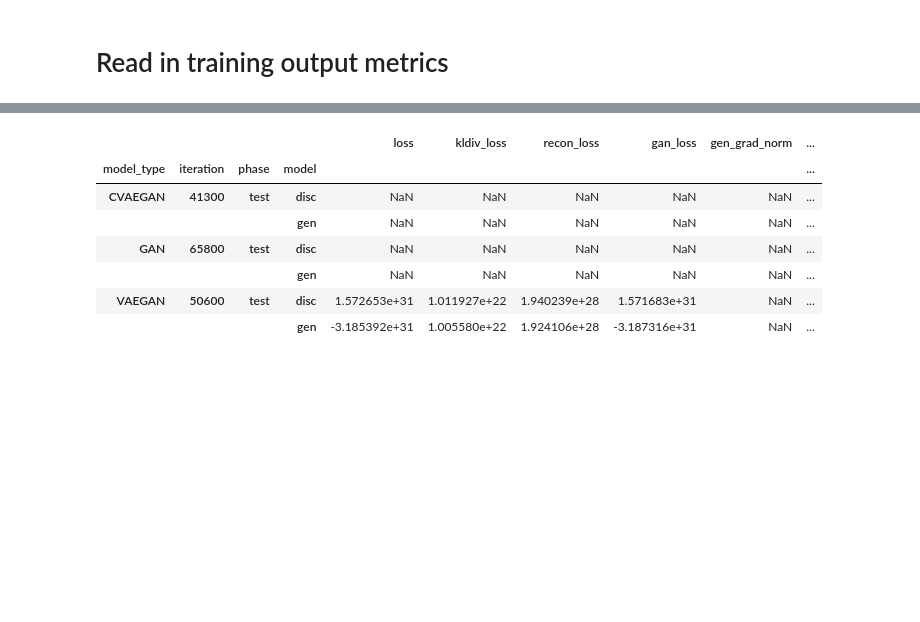
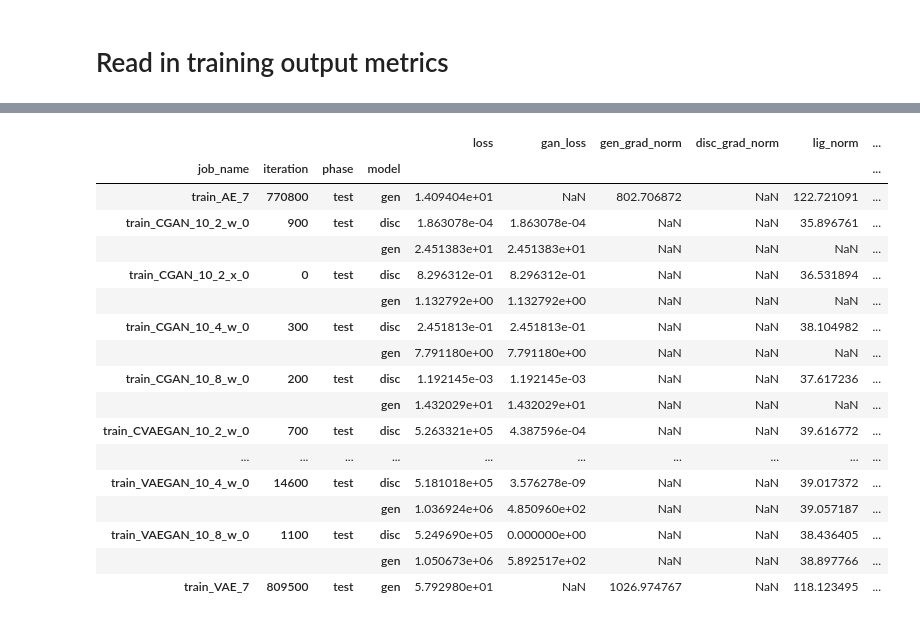
Before and after one commit to mattragoza/ipython-notebooks, a Jupyter notebook: torch_training.ipynb, the cells around one changed output, grey strips where cells are left out. Saved outputs shown, nothing was run; the diff lists cells and outputs as text; code cells hidden in the pictures; blank space fills up the shorter version.

```diff
--- a/torch_training.ipynb
+++ b/torch_training.ipynb
@@ -270,23 +169,24 @@ experiment.groupby('group_name')['job_id'].agg(['count', 'min', 'max'])
 # %%
+import numpy as np
+import glob, re
 import param_search
 
 queue_status = param_search.status()
-queue_status[['job_id', 'array_idx']] = queue_status.job_id.str.split('_', expand=True).apply(pd.to_numeric)
-queue_status[queue_status.user == 'mtr22']
+queue_status[['job_id', 'array_idx']] = queue_status['job_id'].str.split('_', expand=True).apply(pd.to_numeric)
 
-df = experiment.merge(queue_status, on='job_id', how='left')
+df = df[df.group_name.isin(['non_gan', 'train_fitting9'])]
+df = df.merge(queue_status, on='job_id', how='left')
 
 def find_work_dir(x):
-    if not pd.isnull(x['work_dir']):
+    if 'work_dir' in x and not pd.isnull(x['work_dir']):
         return x['work_dir']
     f = glob.glob('*/{}.*'.format(x['job_id']))
     if f:
         return os.path.dirname(f[0])
-    else:
-        return None # cancelled before running
+    # else cancelled before running
 
 def find_job_state(x):
-    if not pd.isnull(x['job_state']):
+    if 'job_state' in x and not pd.isnull(x['job_state']):
         return x['job_state']
     if x['work_dir'] is None:
         return 'CAN'
@@ -294,7 +194,7 @@ def find_job_state(x):
         return 'ERR'
     return 'OK'
 
-def catch_exc(func, exc_type=FileNotFoundError, default=None):
+def catch_exc(func, exc_type=Exception, default=None):
     def wrapper(*args, **kwargs):
         try:
             return func(*args, **kwargs)
@@ -304,9 +204,9 @@ def catch_exc(func, exc_type=FileNotFoundError, default=None):
 
 df['work_dir'] = df.apply(find_work_dir, axis=1)
 df['job_name'] = df['work_dir'].map(catch_exc(os.path.basename, TypeError))
+df['job_file'] = df.apply(lambda x: '{work_dir}/train.sh'.format(**x), axis=1)
 df['stdout_file'] = df.apply(lambda x: '{work_dir}/{job_id}.stdout'.format(**x), axis=1)
 df['stderr_file'] = df.apply(lambda x: '{work_dir}/{job_id}.stderr'.format(**x), axis=1)
-df['stdout'] = df['stdout_file'].map(catch_exc(param_search.job_output.read_stdout_file))
-df['stderr'] = df['stderr_file'].map(catch_exc(param_search.job_output.read_stderr_file))
+df['stdout'] = df['stdout_file'].map(catch_exc(param_search.job_output.read_stdout_file, FileNotFoundError))
+df['stderr'] = df['stderr_file'].map(catch_exc(param_search.job_output.read_stderr_file, FileNotFoundError))
 df['job_state'] = df.apply(find_job_state, axis=1)
-df.set_index(['group_name', 'job_id', 'job_name'])[['job_state', 'stdout', 'stderr']]
@@ -331,0 +213,7 @@ df.set_index(['group_name', 'job_id', 'job_name'])[['job_state', 'stdout', 'stde
+# %%
+gen_grad_norm_re = re.compile(r'.*(gen_grad_norm=(\S+)).*')
+def parse_stdout(x):
+    return float(gen_grad_norm_re.match(x).group(2))
+
+df['gen_grad_norm'] = df['stdout'].map(catch_exc(parse_stdout, (TypeError, AttributeError)))
+df.set_index(['group_name', 'job_name', 'job_id'])[['stdout_file', 'job_state', 'stdout', 'stderr']]
@@ -338,5 +245,7 @@ if False:
 # Read in training output metrics
 # %%
 # READ IN METRIC FILES
-metrics = param_search.metrics(glob.glob('train_*_8_*/train.sh'), metric_pat='(.*)\.metrics')
+metrics = param_search.metrics(df[
+    (df.group_name == 'train_fitting9') | (df.group_name == 'non_gan')
+].job_file, metric_pat='(.*)metrics')
 # %% [output]
@@ -386,24 +269,31 @@ metrics[all_index_cols].agg([dtype, pd.Series.nunique, pd.Series.unique]).transp
 # %%
-#metrics['iteration'] = metrics['iteration'].mask(metrics['iteration'].isna(), metrics['gen_iter'], axis=0)
-#metrics['recon_loss_fixed'] = metrics['recon_loss'] * (19*48*48*48) / 2
-
 metrics['model'] = metrics['model'].fillna('gen')
 metrics['real'] = metrics['real'].fillna(False)
 
 metrics[
-    metrics['iteration'] == metrics.groupby('model_type')['iteration'].transform(max)
-].groupby(['model_type', 'iteration', 'phase', 'model'])[
-    ['loss', 'kldiv_loss', 'recon_loss', 'gan_loss', 'gen_grad_norm', 'disc_grad_norm', 'lig_norm', 'lig_gen_norm']
+    metrics['iteration'] == metrics.groupby('job_name')['iteration'].transform(max)
+].groupby(['job_name', 'iteration', 'phase', 'model'])[
+    ['loss', 'gan_loss', 'gen_grad_norm', 'disc_grad_norm', 'lig_norm', 'lig_gen_norm']
 ].mean()
 # %% [output]
-|  |  |  |  | loss | kldiv_loss | recon_loss | gan_loss | gen_grad_norm | ... |
-| model_type | iteration | phase | model |  |  |  |  |  | ... |
-| CVAEGAN | 41300 | test | disc | NaN | NaN | NaN | NaN | NaN | ... |
-|  |  |  | gen | NaN | NaN | NaN | NaN | NaN | ... |
-| GAN | 65800 | test | disc | NaN | NaN | NaN | NaN | NaN | ... |
-|  |  |  | gen | NaN | NaN | NaN | NaN | NaN | ... |
-| VAEGAN | 50600 | test | disc | 1.572653e+31 | 1.011927e+22 | 1.940239e+28 | 1.571683e+31 | NaN | ... |
-|  |  |  | gen | -3.185392e+31 | 1.005580e+22 | 1.924106e+28 | -3.187316e+31 | NaN | ... |
+|  |  |  |  | loss | gan_loss | gen_grad_norm | disc_grad_norm | lig_norm | ... |
+| job_name | iteration | phase | model |  |  |  |  |  | ... |
+| train_AE_7 | 770800 | test | gen | 1.409404e+01 | NaN | 802.706872 | NaN | 122.721091 | ... |
+| train_CGAN_10_2_w_0 | 900 | test | disc | 1.863078e-04 | 1.863078e-04 | NaN | NaN | 35.896761 | ... |
+|  |  |  | gen | 2.451383e+01 | 2.451383e+01 | NaN | NaN | NaN | ... |
+| train_CGAN_10_2_x_0 | 0 | test | disc | 8.296312e-01 | 8.296312e-01 | NaN | NaN | 36.531894 | ... |
+|  |  |  | gen | 1.132792e+00 | 1.132792e+00 | NaN | NaN | NaN | ... |
+| train_CGAN_10_4_w_0 | 300 | test | disc | 2.451813e-01 | 2.451813e-01 | NaN | NaN | 38.104982 | ... |
+|  |  |  | gen | 7.791180e+00 | 7.791180e+00 | NaN | NaN | NaN | ... |
+| train_CGAN_10_8_w_0 | 200 | test | disc | 1.192145e-03 | 1.192145e-03 | NaN | NaN | 37.617236 | ... |
+|  |  |  | gen | 1.432029e+01 | 1.432029e+01 | NaN | NaN | NaN | ... |
+| train_CVAEGAN_10_2_w_0 | 700 | test | disc | 5.263321e+05 | 4.387596e-04 | NaN | NaN | 39.616772 | ... |
+| ... | ... | ... | ... | ... | ... | ... | ... | ... | ... |
+| train_VAEGAN_10_4_w_0 | 14600 | test | disc | 5.181018e+05 | 3.576278e-09 | NaN | NaN | 39.017372 | ... |
+|  |  |  | gen | 1.036924e+06 | 4.850960e+02 | NaN | NaN | 39.057187 | ... |
+| train_VAEGAN_10_8_w_0 | 1100 | test | disc | 5.249690e+05 | 0.000000e+00 | NaN | NaN | 38.436405 | ... |
+|  |  |  | gen | 1.050673e+06 | 5.892517e+02 | NaN | NaN | 38.897766 | ... |
+| train_VAE_7 | 809500 | test | gen | 5.792980e+01 | NaN | 1026.974767 | NaN | 118.123495 | ... |
 # %%
 import numpy as np
 import scipy.stats
```
Also changed, not shown: parts of 17 cells of this notebook.
